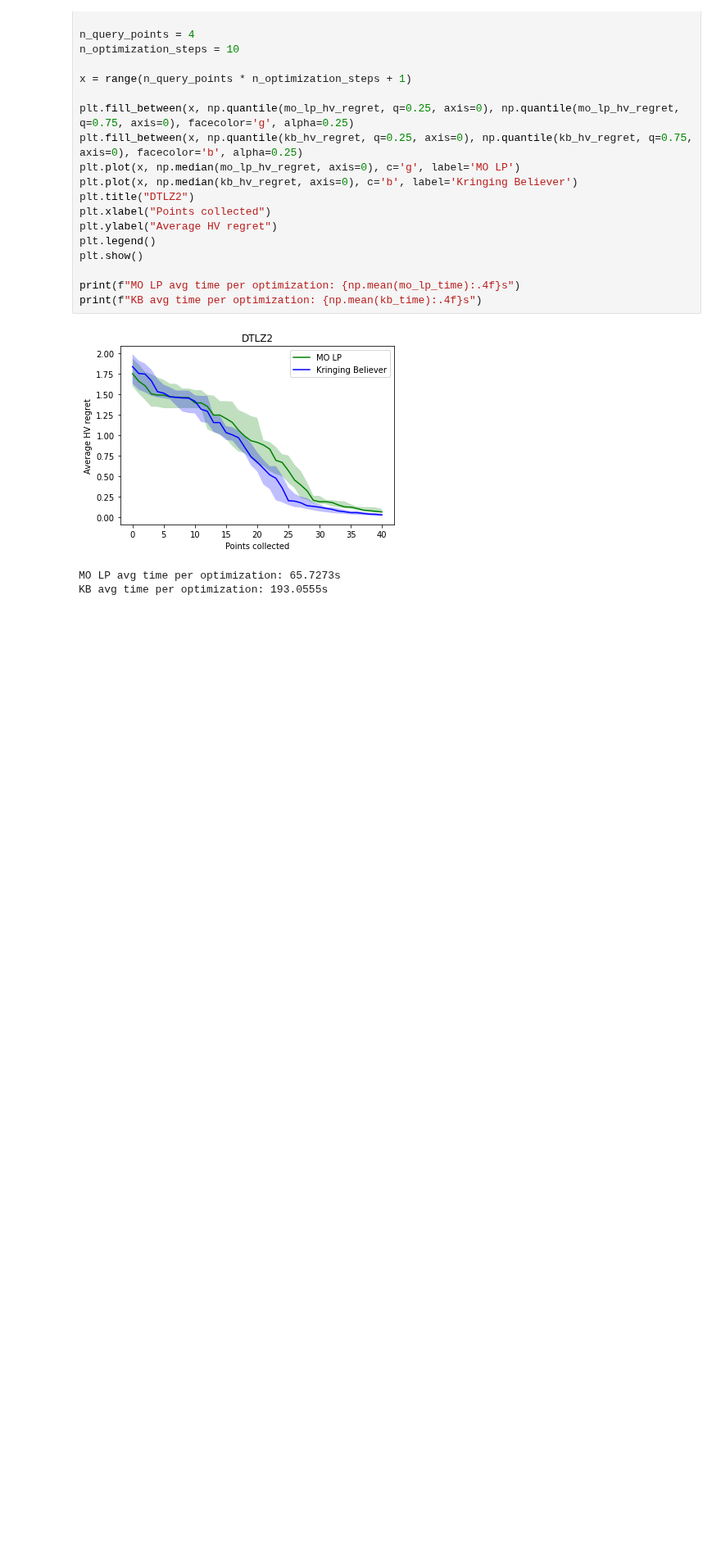
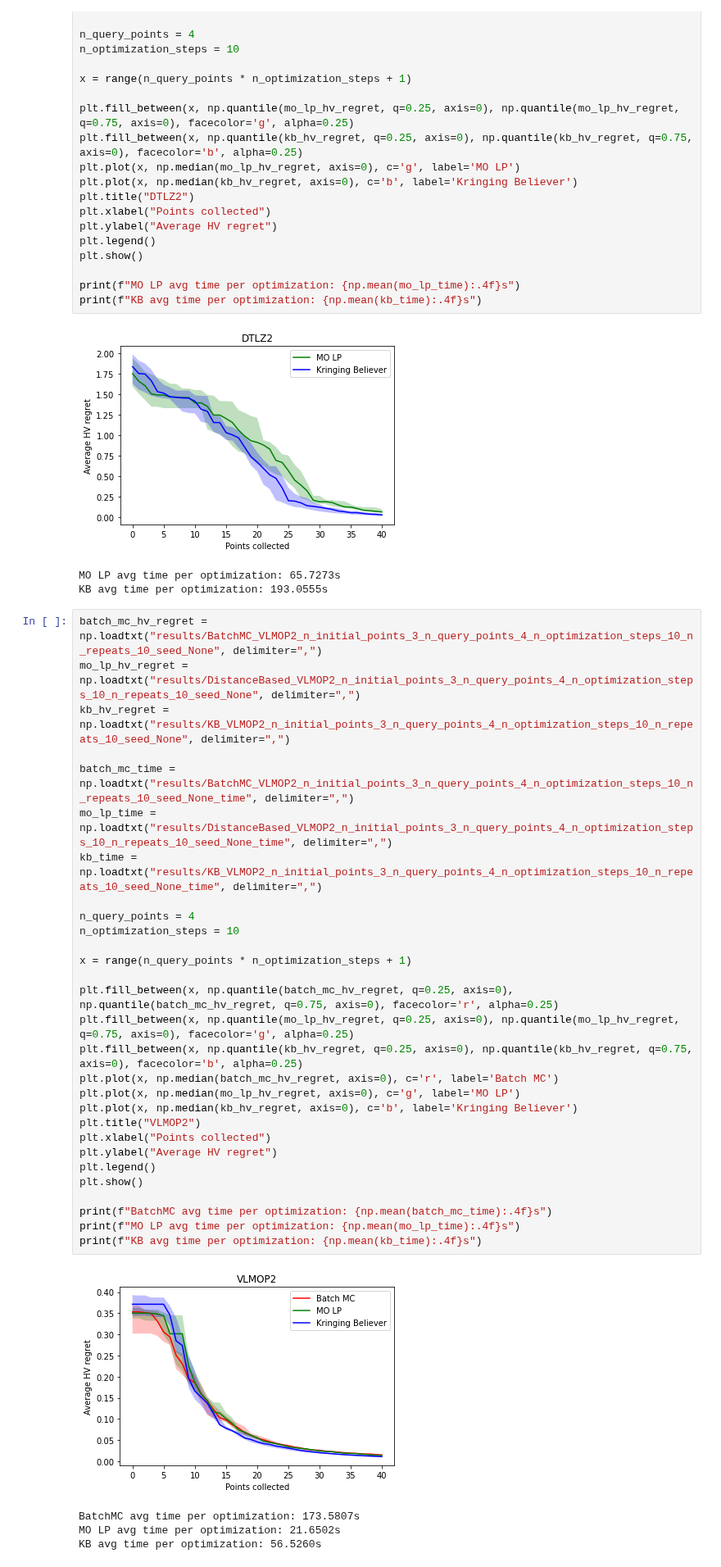
Before and after one commit to apaleyes/trieste, a Jupyter notebook: docs/notebooks/mo_lp/plot_results.ipynb, the cells around one changed output. Shown at 82% size. Cells and saved outputs as stored; diff of their text form; blank space fills up the shorter version.

Commit message:
Results for VLMOP2

```diff
--- a/docs/notebooks/mo_lp/plot_results.ipynb
+++ b/docs/notebooks/mo_lp/plot_results.ipynb
@@ -170,3 +170,37 @@ print(f"KB avg time per optimization: {np.mean(kb_time):.4f}s")
 [figure]
 MO LP avg time per optimization: 65.7273s
 KB avg time per optimization: 193.0555s
+# %%
+batch_mc_hv_regret = np.loadtxt("results/BatchMC_VLMOP2_n_initial_points_3_n_query_points_4_n_optimization_steps_10_n_repeats_10_seed_None", delimiter=",")
+mo_lp_hv_regret = np.loadtxt("results/DistanceBased_VLMOP2_n_initial_points_3_n_query_points_4_n_optimization_steps_10_n_repeats_10_seed_None", delimiter=",")
+kb_hv_regret = np.loadtxt("results/KB_VLMOP2_n_initial_points_3_n_query_points_4_n_optimization_steps_10_n_repeats_10_seed_None", delimiter=",")
+
+batch_mc_time = np.loadtxt("results/BatchMC_VLMOP2_n_initial_points_3_n_query_points_4_n_optimization_steps_10_n_repeats_10_seed_None_time", delimiter=",")
+mo_lp_time = np.loadtxt("results/DistanceBased_VLMOP2_n_initial_points_3_n_query_points_4_n_optimization_steps_10_n_repeats_10_seed_None_time", delimiter=",")
+kb_time = np.loadtxt("results/KB_VLMOP2_n_initial_points_3_n_query_points_4_n_optimization_steps_10_n_repeats_10_seed_None_time", delimiter=",")
+
+n_query_points = 4
+n_optimization_steps = 10
+
+x = range(n_query_points * n_optimization_steps + 1)
+
+plt.fill_between(x, np.quantile(batch_mc_hv_regret, q=0.25, axis=0), np.quantile(batch_mc_hv_regret, q=0.75, axis=0), facecolor='r', alpha=0.25)
+plt.fill_between(x, np.quantile(mo_lp_hv_regret, q=0.25, axis=0), np.quantile(mo_lp_hv_regret, q=0.75, axis=0), facecolor='g', alpha=0.25)
+plt.fill_between(x, np.quantile(kb_hv_regret, q=0.25, axis=0), np.quantile(kb_hv_regret, q=0.75, axis=0), facecolor='b', alpha=0.25)
+plt.plot(x, np.median(batch_mc_hv_regret, axis=0), c='r', label='Batch MC')
+plt.plot(x, np.median(mo_lp_hv_regret, axis=0), c='g', label='MO LP')
+plt.plot(x, np.median(kb_hv_regret, axis=0), c='b', label='Kringing Believer')
+plt.title("VLMOP2")
+plt.xlabel("Points collected")
+plt.ylabel("Average HV regret")
+plt.legend()
+plt.show()
+
+print(f"BatchMC avg time per optimization: {np.mean(batch_mc_time):.4f}s")
+print(f"MO LP avg time per optimization: {np.mean(mo_lp_time):.4f}s")
+print(f"KB avg time per optimization: {np.mean(kb_time):.4f}s")
+# %% [output]
+[figure, added]
+BatchMC avg time per optimization: 173.5807s
+MO LP avg time per optimization: 21.6502s
+KB avg time per optimization: 56.5260s
```
Also changed, not shown: 7 other files.
